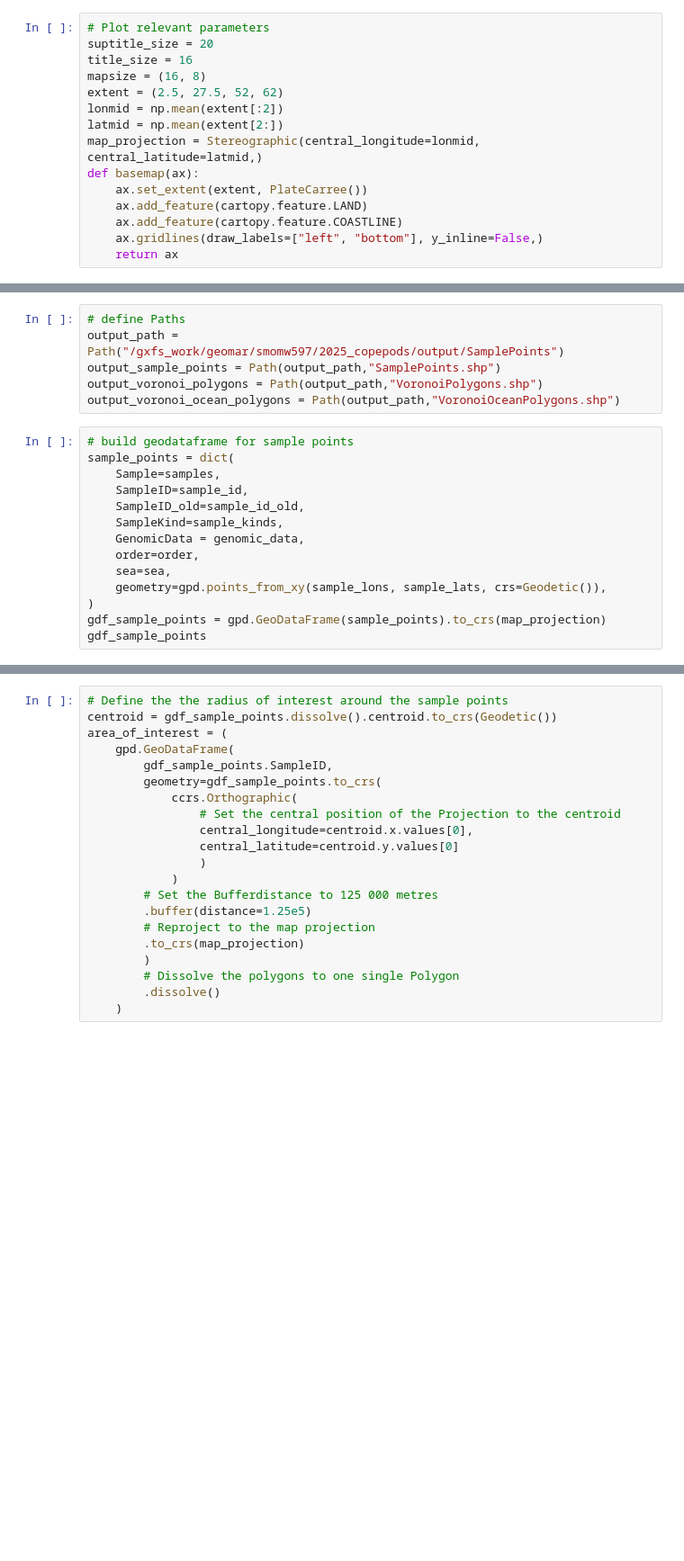
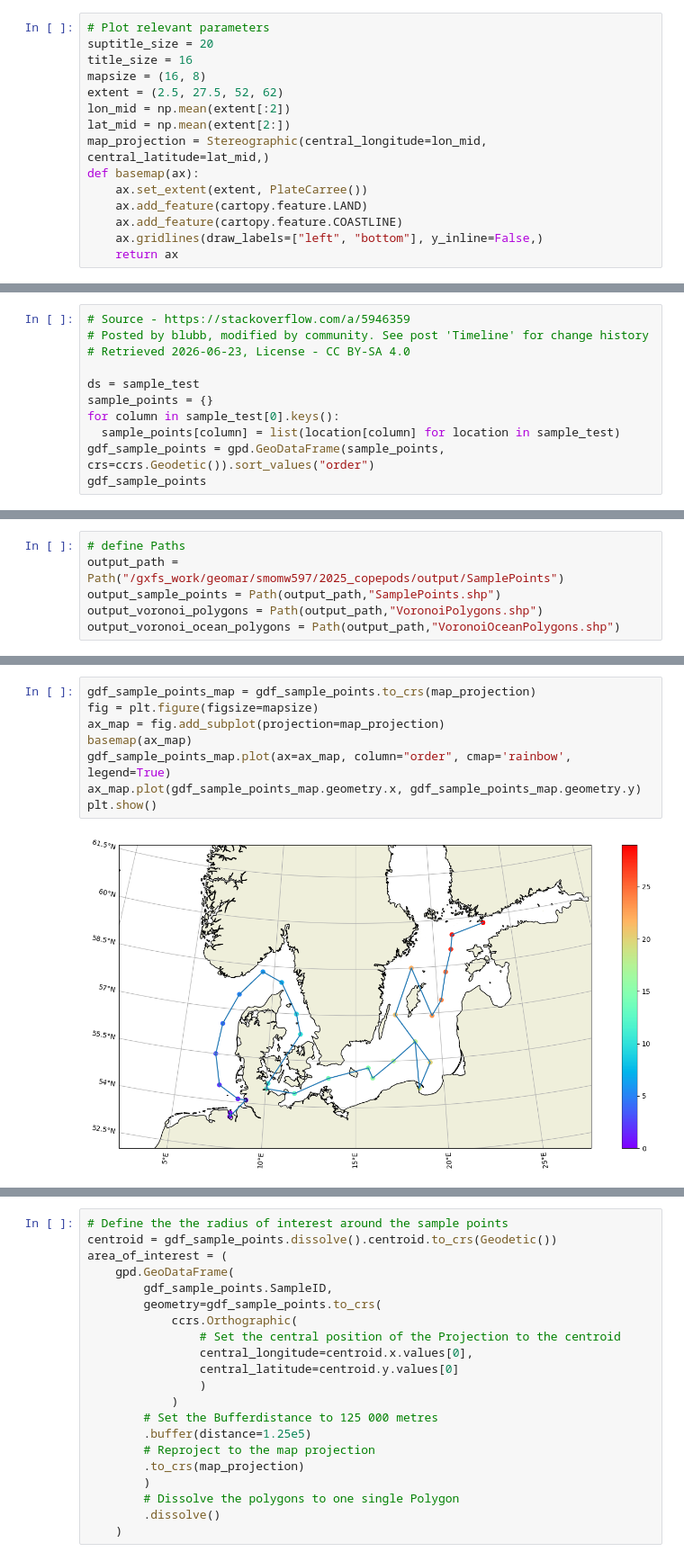
Before and after one commit to geomar-od-lagrange/2025_copepods, a Jupyter notebook: notebooks/VoronoiPolygons.ipynb, the cells around one changed output, grey strips where cells are left out. Shown at 90% size. Cells and saved outputs as stored; diff of their text form; blank space fills up the shorter version.

Commit message:
Changed input of point data

```diff
--- a/notebooks/VoronoiPolygons.ipynb
+++ b/notebooks/VoronoiPolygons.ipynb
@@ -21,9 +21,9 @@ suptitle_size = 20
 title_size = 16
 mapsize = (16, 8)
 extent = (2.5, 27.5, 52, 62)
-lonmid = np.mean(extent[:2])
-latmid = np.mean(extent[2:])
-map_projection = Stereographic(central_longitude=lonmid, central_latitude=latmid,)
+lon_mid = np.mean(extent[:2])
+lat_mid = np.mean(extent[2:])
+map_projection = Stereographic(central_longitude=lon_mid, central_latitude=lat_mid,)
 def basemap(ax):
     ax.set_extent(extent, PlateCarree())
     ax.add_feature(cartopy.feature.LAND)
@@ -76,0 +84,11 @@ sea = [
+# %%
+# Source - https://stackoverflow.com/a/5946359
+# Posted by blubb, modified by community. See post 'Timeline' for change history
+# Retrieved 2026-06-23, License - CC BY-SA 4.0
+
+ds = sample_test
+sample_points = {}
+for column in sample_test[0].keys():
+  sample_points[column] = list(location[column] for location in sample_test)
+gdf_sample_points = gpd.GeoDataFrame(sample_points, crs=ccrs.Geodetic()).sort_values("order")
+gdf_sample_points
@@ -80,17 +116,3 @@ output_path = Path("/gxfs_work/geomar/smomw597/2025_copepods/output/SamplePoints
 output_sample_points = Path(output_path,"SamplePoints.shp")
 output_voronoi_polygons = Path(output_path,"VoronoiPolygons.shp")
 output_voronoi_ocean_polygons = Path(output_path,"VoronoiOceanPolygons.shp")
-# %%
-# build geodataframe for sample points
-sample_points = dict(
-    Sample=samples,
-    SampleID=sample_id,
-    SampleID_old=sample_id_old,
-    SampleKind=sample_kinds,
-    GenomicData = genomic_data,
-    order=order,
-    sea=sea,
-    geometry=gpd.points_from_xy(sample_lons, sample_lats, crs=Geodetic()),
-)
-gdf_sample_points = gpd.GeoDataFrame(sample_points).to_crs(map_projection)
-gdf_sample_points
@@ -114,0 +119,10 @@ gdf_sample_points
+# %%
+gdf_sample_points_map = gdf_sample_points.to_crs(map_projection)
+fig = plt.figure(figsize=mapsize)
+ax_map = fig.add_subplot(projection=map_projection)
+basemap(ax_map)
+gdf_sample_points_map.plot(ax=ax_map, column="order", cmap='rainbow', legend=True)
+ax_map.plot(gdf_sample_points_map.geometry.x, gdf_sample_points_map.geometry.y)
+plt.show()
+# %% [output]
+[figure, added]
```
Also changed, not shown: parts of 13 cells of this notebook.
